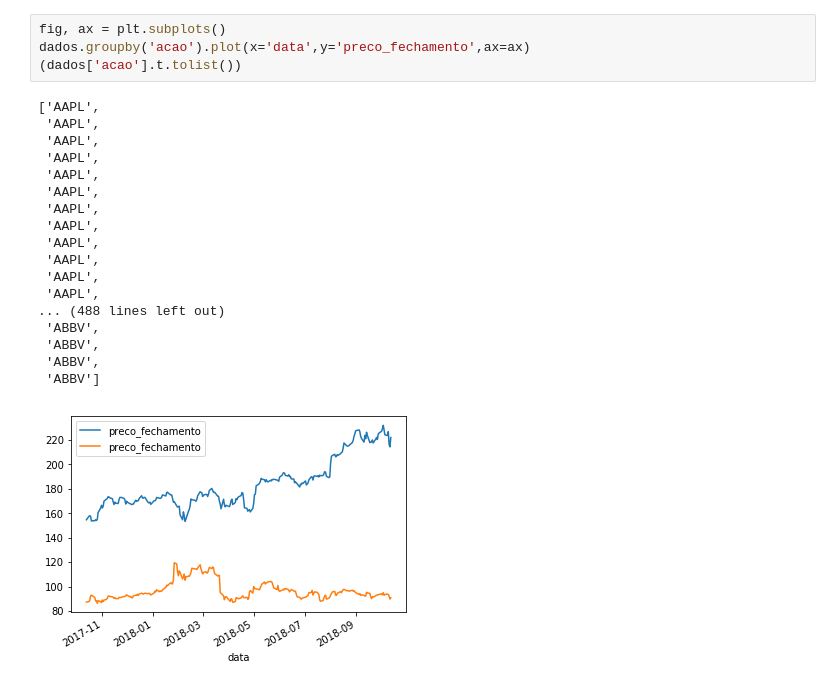
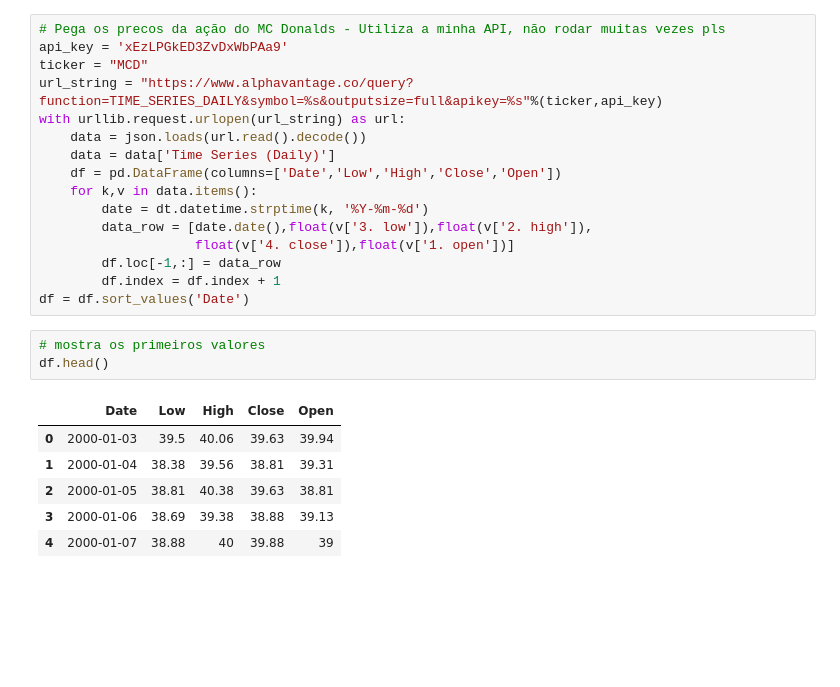
Before and after one commit to lucasrodrigues10/IA_Python, a Jupyter notebook: Projeto_Final/main.ipynb, the cells around one changed output. Drawn from its saved outputs; the diff is of its cells as text; blank space fills up the shorter version.

Commit message:
recomecei o projeto utilizando informacoes mais atualizadas  e renomeei o primeiro projeto como main-falhou

```diff
--- a/Projeto_Final/main.ipynb
+++ b/Projeto_Final/main.ipynb
@@ -55,23 +12,26 @@ dados.head()
-# %%
-fig, ax = plt.subplots()
-dados.groupby('acao').plot(x='data',y='preco_fechamento',ax=ax)
-(dados['acao'].t.tolist())
-# %% [output]
-['AAPL',
- 'AAPL',
- 'AAPL',
- 'AAPL',
- 'AAPL',
- 'AAPL',
- 'AAPL',
- 'AAPL',
- 'AAPL',
- 'AAPL',
- 'AAPL',
- 'AAPL',
-... (488 lines left out)
- 'ABBV',
- 'ABBV',
- 'ABBV',
- 'ABBV']
-[figure, removed]
+# %%
+# Pega os precos da ação do MC Donalds - Utiliza a minha API, não rodar muitas vezes pls
+api_key = 'xEzLPGkED3ZvDxWbPAa9'
+ticker = "MCD"
+url_string = "https://www.alphavantage.co/query?function=TIME_SERIES_DAILY&symbol=%s&outputsize=full&apikey=%s"%(ticker,api_key)
+with urllib.request.urlopen(url_string) as url:
+    data = json.loads(url.read().decode())
+    data = data['Time Series (Daily)']
+    df = pd.DataFrame(columns=['Date','Low','High','Close','Open'])
+    for k,v in data.items():
+        date = dt.datetime.strptime(k, '%Y-%m-%d')
+        data_row = [date.date(),float(v['3. low']),float(v['2. high']),
+                    float(v['4. close']),float(v['1. open'])]
+        df.loc[-1,:] = data_row
+        df.index = df.index + 1
+df = df.sort_values('Date')
+# %%
+# mostra os primeiros valores
+df.head()
+# %% [output]
+|  | Date | Low | High | Close | Open |
+| 0 | 2000-01-03 | 39.5 | 40.06 | 39.63 | 39.94 |
+| 1 | 2000-01-04 | 38.38 | 39.56 | 38.81 | 39.31 |
+| 2 | 2000-01-05 | 38.81 | 40.38 | 39.63 | 38.81 |
+| 3 | 2000-01-06 | 38.69 | 39.38 | 38.88 | 39.13 |
+| 4 | 2000-01-07 | 38.88 | 40 | 39.88 | 39 |
```
Also changed, not shown: parts of 20 cells of this notebook, 1 other file.
